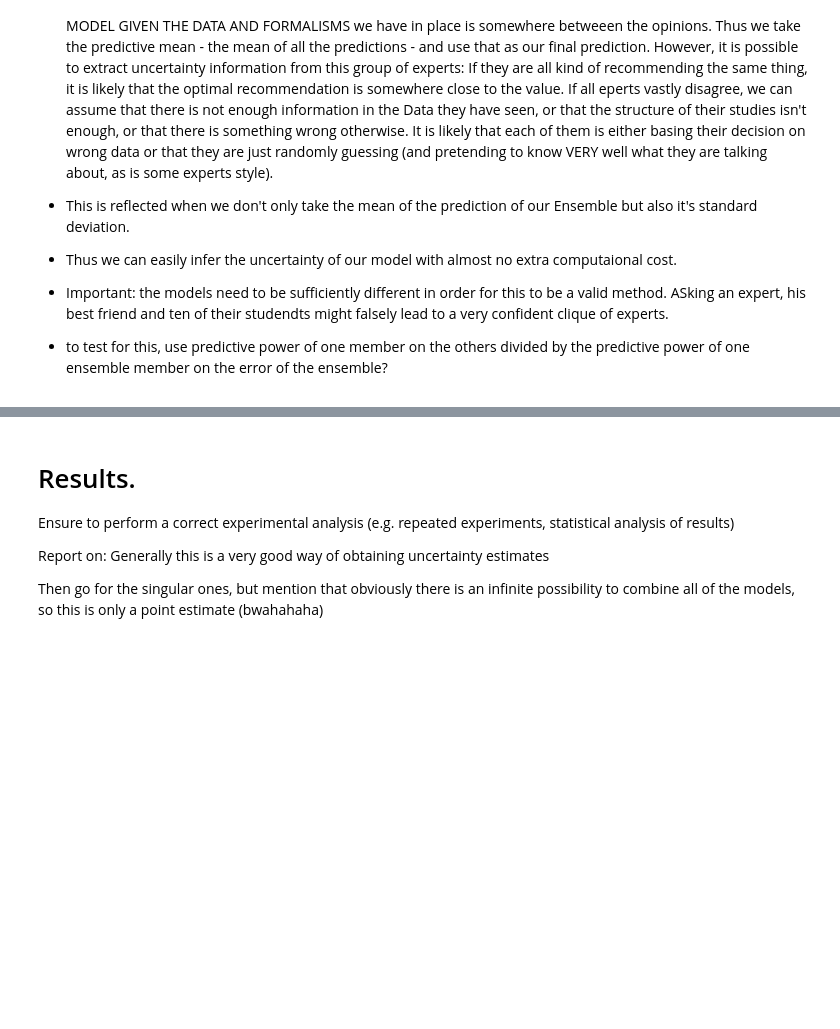
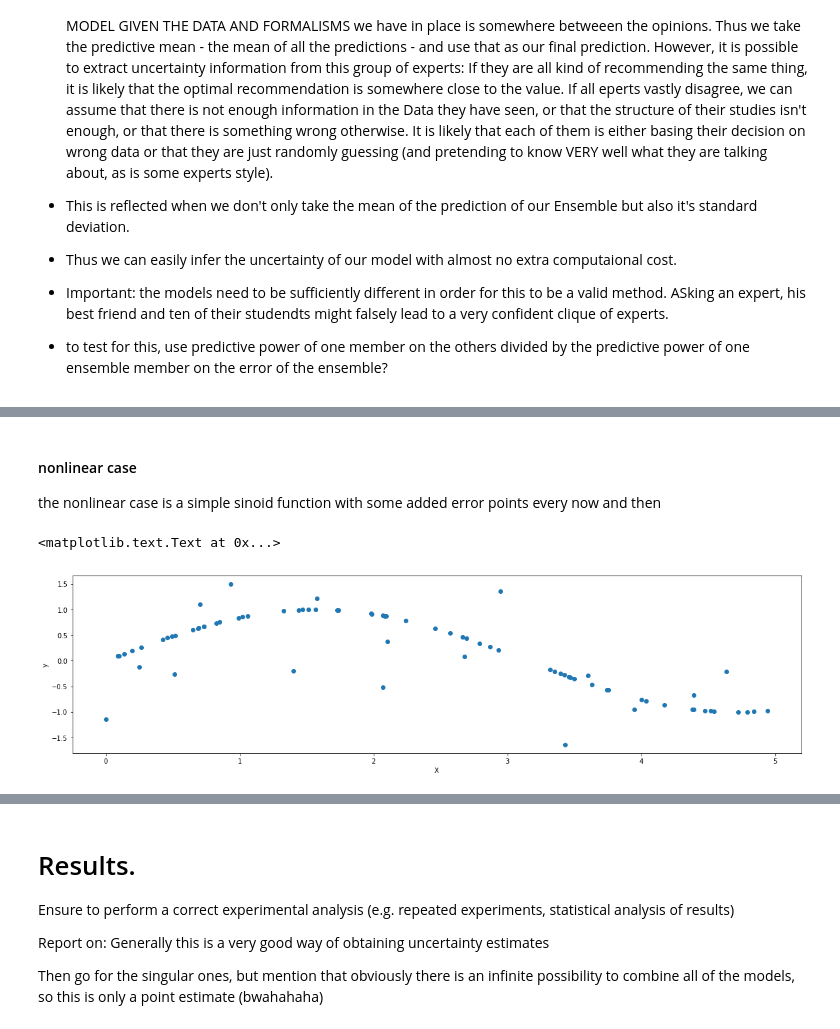
Before and after one commit to wooohoooo/natcompproj, a Jupyter notebook: Report.ipynb, the cells around one changed output, grey strips where cells are left out. Drawn from its saved outputs; the diff is of its cells as text; code cells hidden in the pictures; blank space fills up the shorter version.

```diff
--- a/Report.ipynb
+++ b/Report.ipynb
@@ -202,0 +247,16 @@ Statistical [Auswertung]:
+# %% [markdown]
+#### nonlinear case
+
+the nonlinear case is a simple sinoid function with some added error points every now and then
+# %%
+rng = np.random.RandomState(1)
+X = np.sort(5 * rng.rand(80, 1), axis=0)
+y = np.sin(X).ravel()
+y[::5] += 3 * (0.5 - rng.rand(16))
+
+plt.scatter(X,y)
+plt.xlabel('X')
+plt.ylabel('y')
+# %% [output]
+<matplotlib.text.Text at 0x...>
+[figure, added]
```
Also changed, not shown: parts of 9 cells of this notebook, 4 other files.
